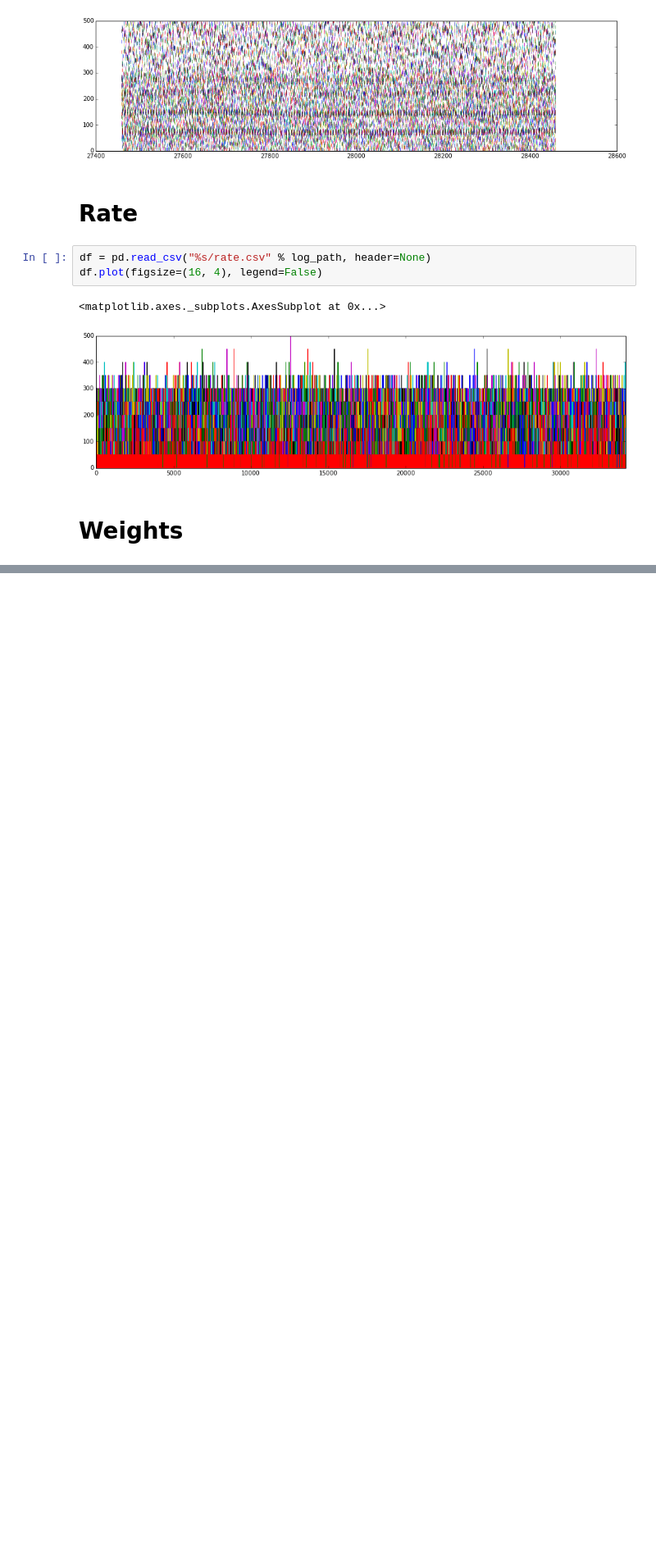
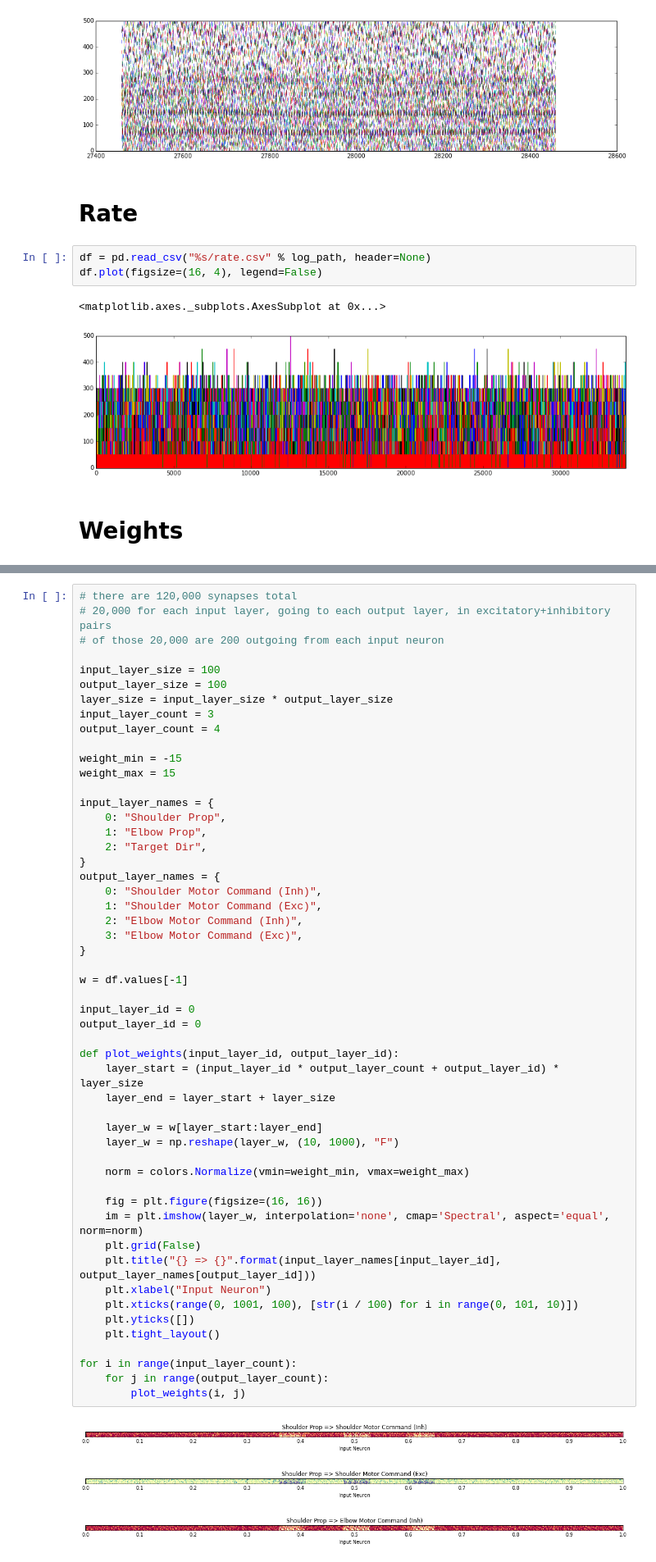
Before and after one commit to BarkingMouseStudio/unity-experiments, a Jupyter notebook: Robot Arm.ipynb, the cells around one changed output, grey strips where cells are left out. Shown at 82% size. Saved outputs shown, nothing was run; the diff lists cells and outputs as text; blank space fills up the shorter version.

```diff
--- a/Robot Arm.ipynb
+++ b/Robot Arm.ipynb
@@ -95,0 +106,56 @@ None
+# %%
+# there are 120,000 synapses total
+# 20,000 for each input layer, going to each output layer, in excitatory+inhibitory pairs
+# of those 20,000 are 200 outgoing from each input neuron
+
+input_layer_size = 100
+output_layer_size = 100
+layer_size = input_layer_size * output_layer_size
+input_layer_count = 3
+output_layer_count = 4
+
+weight_min = -15
+weight_max = 15
+
+input_layer_names = {
+    0: "Shoulder Prop",
+    1: "Elbow Prop",
+    2: "Target Dir",
+}
+output_layer_names = {
+    0: "Shoulder Motor Command (Inh)",
+    1: "Shoulder Motor Command (Exc)",
+    2: "Elbow Motor Command (Inh)",
+    3: "Elbow Motor Command (Exc)",
+}
+
+w = df.values[-1]
+
+input_layer_id = 0
+output_layer_id = 0
+
+def plot_weights(input_layer_id, output_layer_id):
+    layer_start = (input_layer_id * output_layer_count + output_layer_id) * layer_size
+    layer_end = layer_start + layer_size
+
+    layer_w = w[layer_start:layer_end]
+    layer_w = np.reshape(layer_w, (10, 1000), "F")
+
+    norm = colors.Normalize(vmin=weight_min, vmax=weight_max)
+
+    fig = plt.figure(figsize=(16, 16))
+    im = plt.imshow(layer_w, interpolation='none', cmap='Spectral', aspect='equal', norm=norm)
+    plt.grid(False)
+    plt.title("{} => {}".format(input_layer_names[input_layer_id], output_layer_names[output_layer_id]))
+    plt.xlabel("Input Neuron")
+    plt.xticks(range(0, 1001, 100), [str(i / 100) for i in range(0, 101, 10)])
+    plt.yticks([])
+    plt.tight_layout()
+
+for i in range(input_layer_count):
+    for j in range(output_layer_count):
+        plot_weights(i, j)
+# %% [output]
+[figure, added]
+[figure, added]
+[figure, added]
```
Also changed, not shown: parts of 5 cells of this notebook, 7 other files.
